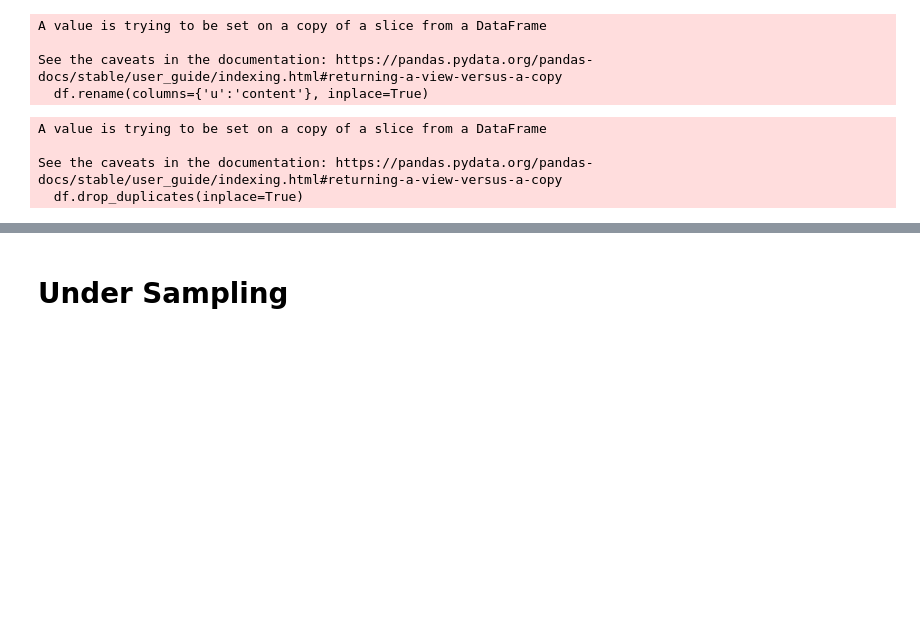
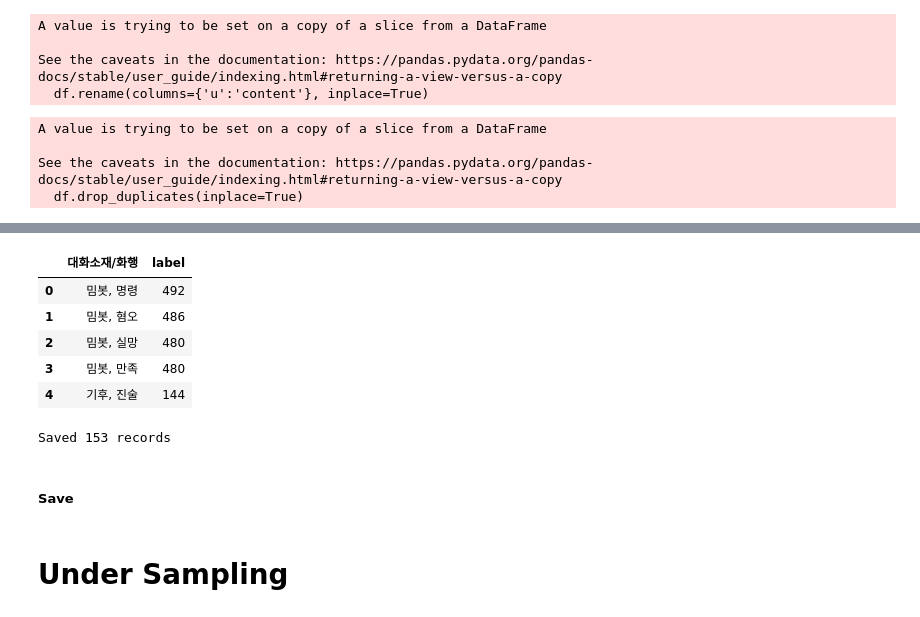
Before and after one commit to textnetkr/MemeProject, a Jupyter notebook: src/pytorch/preprocessing/reshape_class.ipynb, the cells around one changed output, grey strips where cells are left out. Cells and saved outputs as stored; diff of their text form; code cells hidden in the pictures; blank space fills up the shorter version.

```diff
--- a/src/pytorch/preprocessing/reshape_class.ipynb
+++ b/src/pytorch/preprocessing/reshape_class.ipynb
@@ -304,3 +301,26 @@ Length: 153, dtype: int64
+# %%
+df_check_result.reset_index(inplace=True)
+# %%
+df_check_result.rename(columns={'index':'대화소재/화행', 0:'count'}, inplace=True)
+# %%
+df_check_result.sort_values('count', ascending=False, inplace=True)
+# %%
+df_check_result.reset_index(drop=True, inplace=True)
+# %%
+df_check_result.head()
+# %% [output]
+|  | 대화소재/화행 | label |
+| 0 | 밈봇, 명령 | 492 |
+| 1 | 밈봇, 혐오 | 486 |
+| 2 | 밈봇, 실망 | 480 |
+| 3 | 밈봇, 만족 | 480 |
+| 4 | 기후, 진술 | 144 |
+# %%
+fm.save(cfg.report_label, df_check_result)
+# %% [output]
+Saved 153 records
+# %% [markdown]
+##### Save
 # %%
 fm.save(cfg.train_data, df)
 # %%
```
Also changed, not shown: parts of 10 cells of this notebook, 1 other file.
